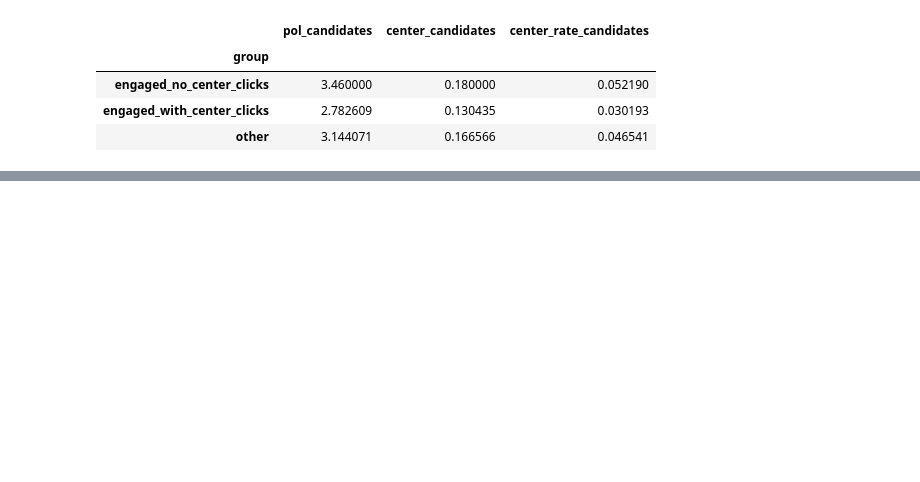
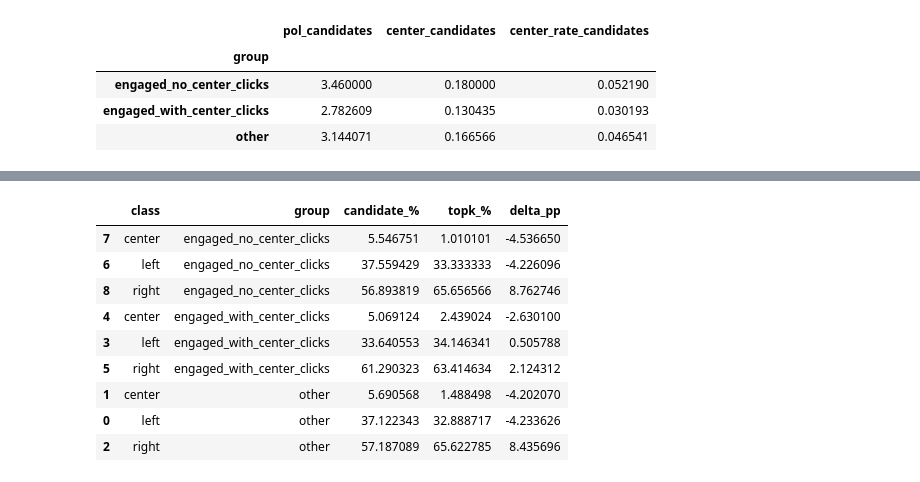
Before and after one commit to joanapimenta27/IAS_Project, a Jupyter notebook: notebooks/07_ideology_bias_and_reinforcement.ipynb, the cells around one changed output, grey strips where cells are left out. Saved outputs shown, nothing was run; the diff lists cells and outputs as text; code cells hidden in the pictures; blank space fills up the shorter version.

```diff
--- a/notebooks/07_ideology_bias_and_reinforcement.ipynb
+++ b/notebooks/07_ideology_bias_and_reinforcement.ipynb
@@ -391,0 +388,7 @@ temporal event-style analysis around center-click events.
+# %%
+# How many engaged users fall into each group?
+groups = pd.Series({
+    uid: _engaged_ideology_group(uid, engaged_users, user_pref_ideo, mode="3way")
+    for uid in engaged_users
+})
+print(groups.value_counts())
@@ -1642,0 +1930,39 @@ plot_metric(traj, "click_noncenter",
+# %%
+def summarize_by_group(imp_ids, cand_counts, topk_counts):
+    groups = np.array([user_group(imp_user[iid]) for iid in imp_ids], dtype=object)
+
+    rows = []
+    for g in pd.unique(groups):
+        mask = (groups == g)
+        cand_sum = cand_counts[mask].sum(axis=0)
+        top_sum = topk_counts[mask].sum(axis=0)
+
+        cand_prop = _props_from_counts(cand_sum)
+        top_prop = _props_from_counts(top_sum)
+        delta_pp = (top_prop - cand_prop) * 100.0
+
+        rows.append(pd.DataFrame({
+            "group": g,
+            "candidate_%": cand_prop * 100,
+            "topk_%": top_prop * 100,
+            "delta_pp": delta_pp
+        }, index=CLASSES))
+
+    out = pd.concat(rows).reset_index(names="class")
+    return out.sort_values(["group","class"])
+
+K = 10
+imp_ids, candC, topC, *_ = precompute_impression_mats(pop_score_fn, k=K, max_impressions=MAX_IMP)
+group_df = summarize_by_group(imp_ids, candC, topC)
+display(group_df)
+# %% [output]
+|  | class | group | candidate_% | topk_% | delta_pp |
+| 7 | center | engaged_no_center_clicks | 5.546751 | 1.010101 | -4.536650 |
+| 6 | left | engaged_no_center_clicks | 37.559429 | 33.333333 | -4.226096 |
+| 8 | right | engaged_no_center_clicks | 56.893819 | 65.656566 | 8.762746 |
+| 4 | center | engaged_with_center_clicks | 5.069124 | 2.439024 | -2.630100 |
+| 3 | left | engaged_with_center_clicks | 33.640553 | 34.146341 | 0.505788 |
+| 5 | right | engaged_with_center_clicks | 61.290323 | 63.414634 | 2.124312 |
+| 1 | center | other | 5.690568 | 1.488498 | -4.202070 |
+| 0 | left | other | 37.122343 | 32.888717 | -4.233626 |
+| 2 | right | other | 57.187089 | 65.622785 | 8.435696 |
```
Also changed, not shown: parts of 71 cells of this notebook, 2 other files.
